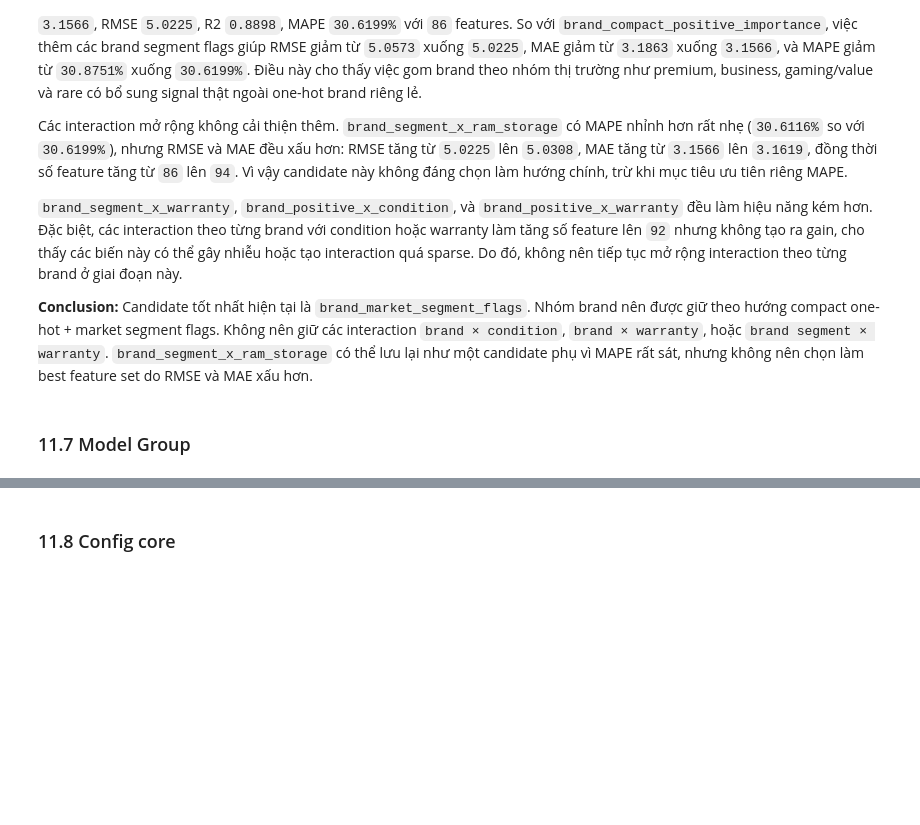
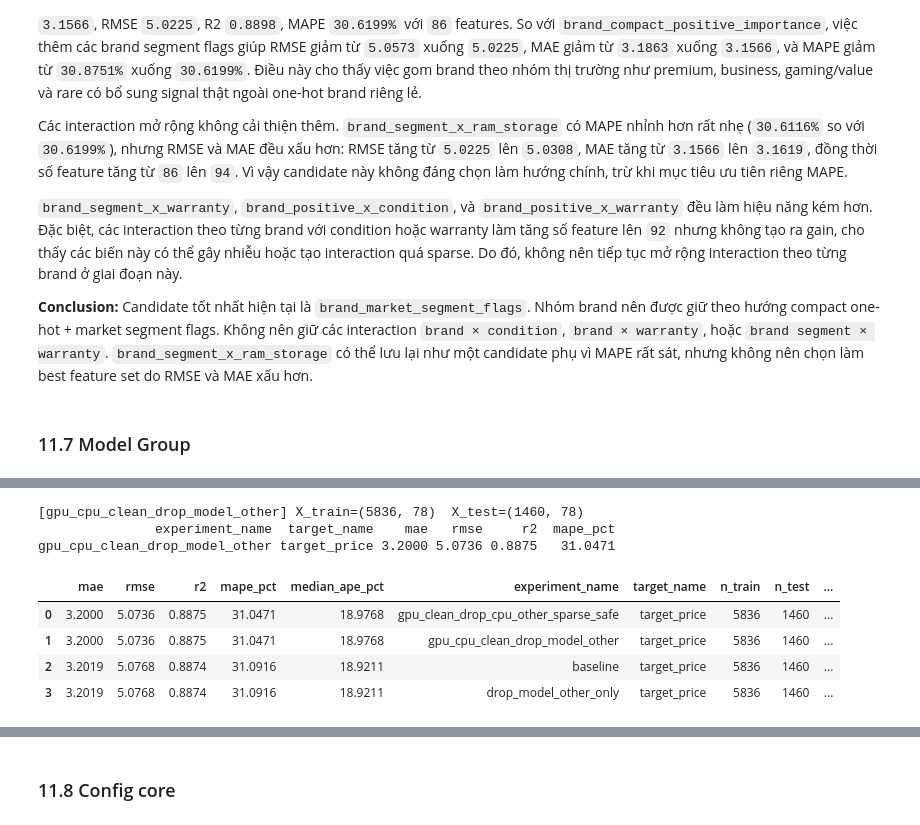
Before and after one commit to thisYui/Laptop-Price-Prediction, a Jupyter notebook: notebooks/modeling/11_feature_selection_and_ablation.ipynb, the cells around one changed output, grey strips where cells are left out. Drawn from its saved outputs; the diff is of its cells as text; code cells hidden in the pictures; blank space fills up the shorter version.

```diff
--- a/notebooks/modeling/11_feature_selection_and_ablation.ipynb
+++ b/notebooks/modeling/11_feature_selection_and_ablation.ipynb
@@ -5353,0 +5685,59 @@ Các interaction mở rộng không cải thiện thêm. `brand_segment_x_ram_st
+# %%
+result_final_compact_v1, metrics_final_compact_v1 = run_experiment(
+    X=X_final_compact_v1,
+    y_target=y_target,
+    y_price=y_price,
+    train_idx=train_idx,
+    test_idx=test_idx,
+    seg_test=seg_test,
+    experiment_name="gpu_cpu_clean_drop_model_other",
+    plot=False,
+)
+# %% [output]
+[gpu_cpu_clean_drop_model_other] X_train=(5836, 78)  X_test=(1460, 78)
+               experiment_name  target_name    mae   rmse     r2  mape_pct
+gpu_cpu_clean_drop_model_other target_price 3.2000 5.0736 0.8875   31.0471
+# %%
+candidate_metric_names = [
+    "metrics_baseline",
+    "metrics_gpu_cpu_compact_safe",
+    "metrics_final_compact_v1",
+]
+
+# Optional: include model-only result if it exists
+if "model_compact_compare" in globals():
+    model_only_best = model_compact_compare.head(1).copy()
+    model_only_best["source_table"] = "model_compact_compare"
+else:
+    model_only_best = None
+
+compact_compare_frames = []
+
+for name in candidate_metric_names:
+    if name in globals():
+        temp = globals()[name].copy()
+        temp["source_table"] = name
+        compact_compare_frames.append(temp)
+    else:
+        print(f"[SKIP] {name} not found")
+
+if model_only_best is not None:
+    compact_compare_frames.append(model_only_best)
+
+compact_final_compare = pd.concat(
+    compact_compare_frames,
+    ignore_index=True,
+    sort=False,
+)
+
+display(
+    compact_final_compare
+    .sort_values(["rmse", "mae", "mape_pct"])
+    .reset_index(drop=True)
+)
+# %% [output]
+|  | mae | rmse | r2 | mape_pct | median_ape_pct | experiment_name | target_name | n_train | n_test | ... |
+| 0 | 3.2000 | 5.0736 | 0.8875 | 31.0471 | 18.9768 | gpu_clean_drop_cpu_other_sparse_safe | target_price | 5836 | 1460 | ... |
+| 1 | 3.2000 | 5.0736 | 0.8875 | 31.0471 | 18.9768 | gpu_cpu_clean_drop_model_other | target_price | 5836 | 1460 | ... |
+| 2 | 3.2019 | 5.0768 | 0.8874 | 31.0916 | 18.9211 | baseline | target_price | 5836 | 1460 | ... |
+| 3 | 3.2019 | 5.0768 | 0.8874 | 31.0916 | 18.9211 | drop_model_other_only | target_price | 5836 | 1460 | ... |
```
Also changed, not shown: parts of 32 cells of this notebook.
